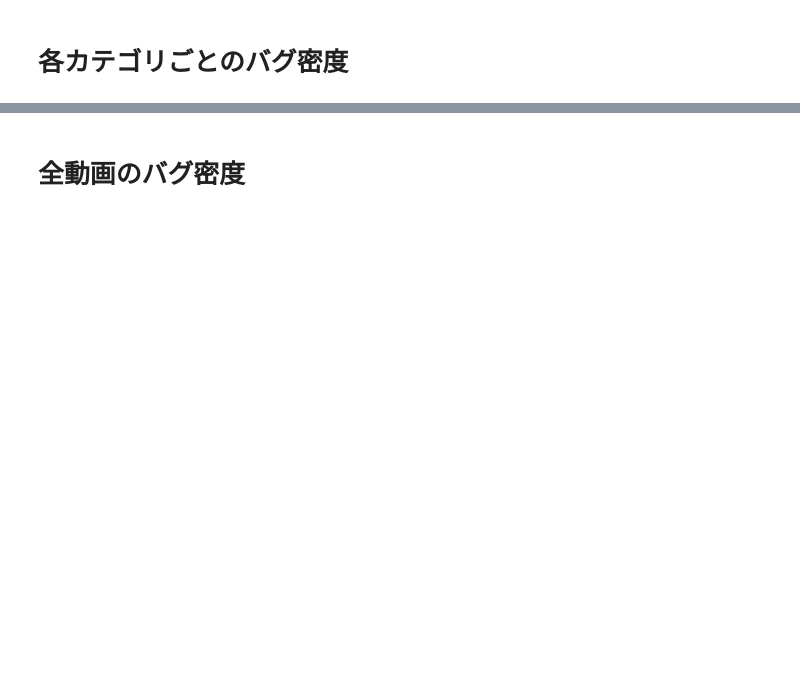
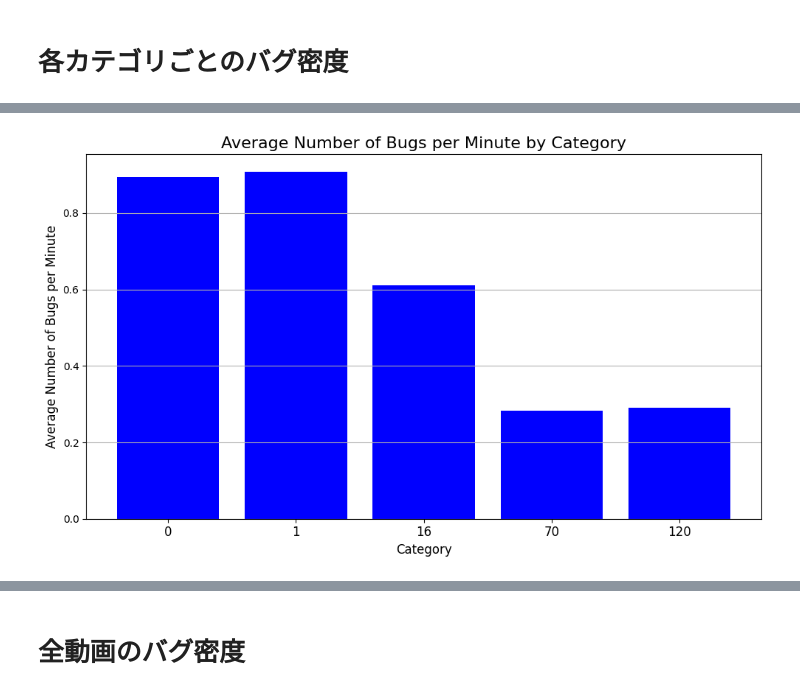
Before and after one commit to posl/uenaka_game_bug, a Jupyter notebook: sheet_analysis/sheet_analysis.ipynb, the cells around one changed output, grey strips where cells are left out. Saved outputs shown, nothing was run; the diff lists cells and outputs as text; code cells hidden in the pictures; blank space fills up the shorter version.

```diff
--- a/sheet_analysis/sheet_analysis.ipynb
+++ b/sheet_analysis/sheet_analysis.ipynb
@@ -304,0 +277,46 @@ Overall Result (X / Y): 21.883174814389182
+# %%
+# ビデオIDごとの出現回数とクリアタイムの合計を計算
+results = []
+for video_id in df1['video_id'].unique():
+    video_subset = df1[df1['video_id'] == video_id]
+    x = len(video_subset)  # ビデオIDの出現回数
+    y = convert_time_to_minutes(video_subset['clear_time'].iloc[0])  # 最初のクリアタイムを時間に変換
+
+    if y != 0:  # ゼロ除算を防ぐためにチェック
+        # カテゴリ部分を抽出（最初の'-'の前）
+        category = video_id.split('-')[0]
+
+        # カテゴリとX, Yをリストに追加
+        results.append((category, x, y))
+
+# 結果をデータフレームに変換
+results_df = pd.DataFrame(results, columns=['Category', 'X', 'Y'])
+
+# カテゴリを数値として扱うために変換し、ソート
+results_df['Category'] = results_df['Category'].astype(int)
+results_df = results_df.sort_values('Category')
+
+# 各カテゴリごとの X の合計と Y の合計を計算
+category_totals = results_df.groupby('Category').agg({'X': 'sum', 'Y': 'sum'}).reset_index()
+
+# 各カテゴリごとの結果（Xの合計 / Yの合計）を計算
+category_totals['Result'] = category_totals['X'] / category_totals['Y']
+
+# 棒グラフの作成
+plt.figure(figsize=(10, 6))
+plt.bar(category_totals['Category'].astype(str), category_totals['Result'], color='b')
+
+# グラフのタイトルやラベルの設定
+plt.title('Average Number of Bugs per Minute by Category', fontsize=16)
+plt.xlabel('Category', fontsize=12)
+plt.ylabel('Average Number of Bugs per Minute', fontsize=12)
+plt.grid(True, axis='y')
+
+# カテゴリ名が読みやすくなるように設定
+plt.xticks(fontsize=12)
+plt.tight_layout()
+
+# グラフの表示
+plt.show()
+# %% [output]
+[figure, added]
```
Also changed, not shown: parts of 28 cells of this notebook.
